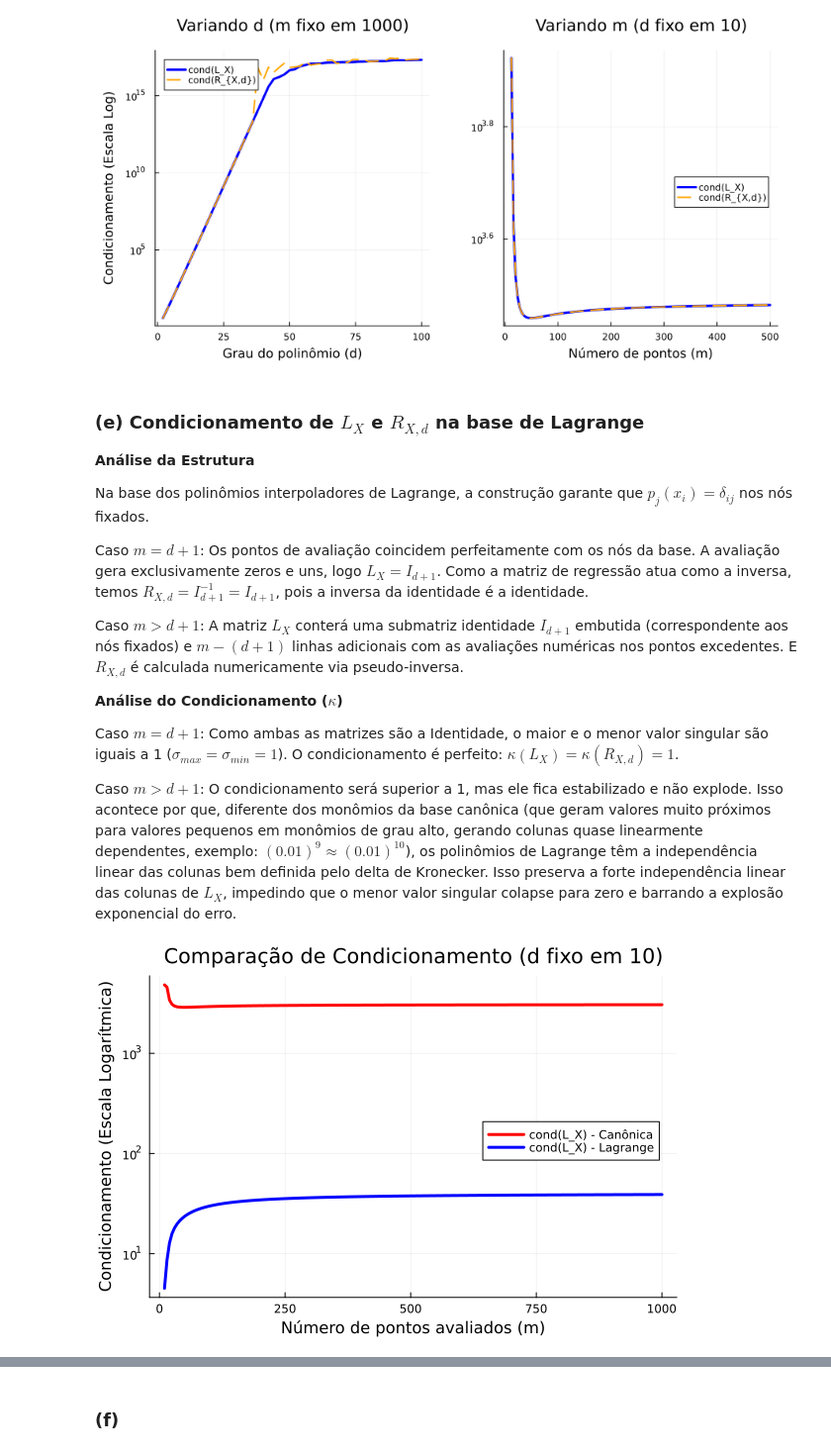
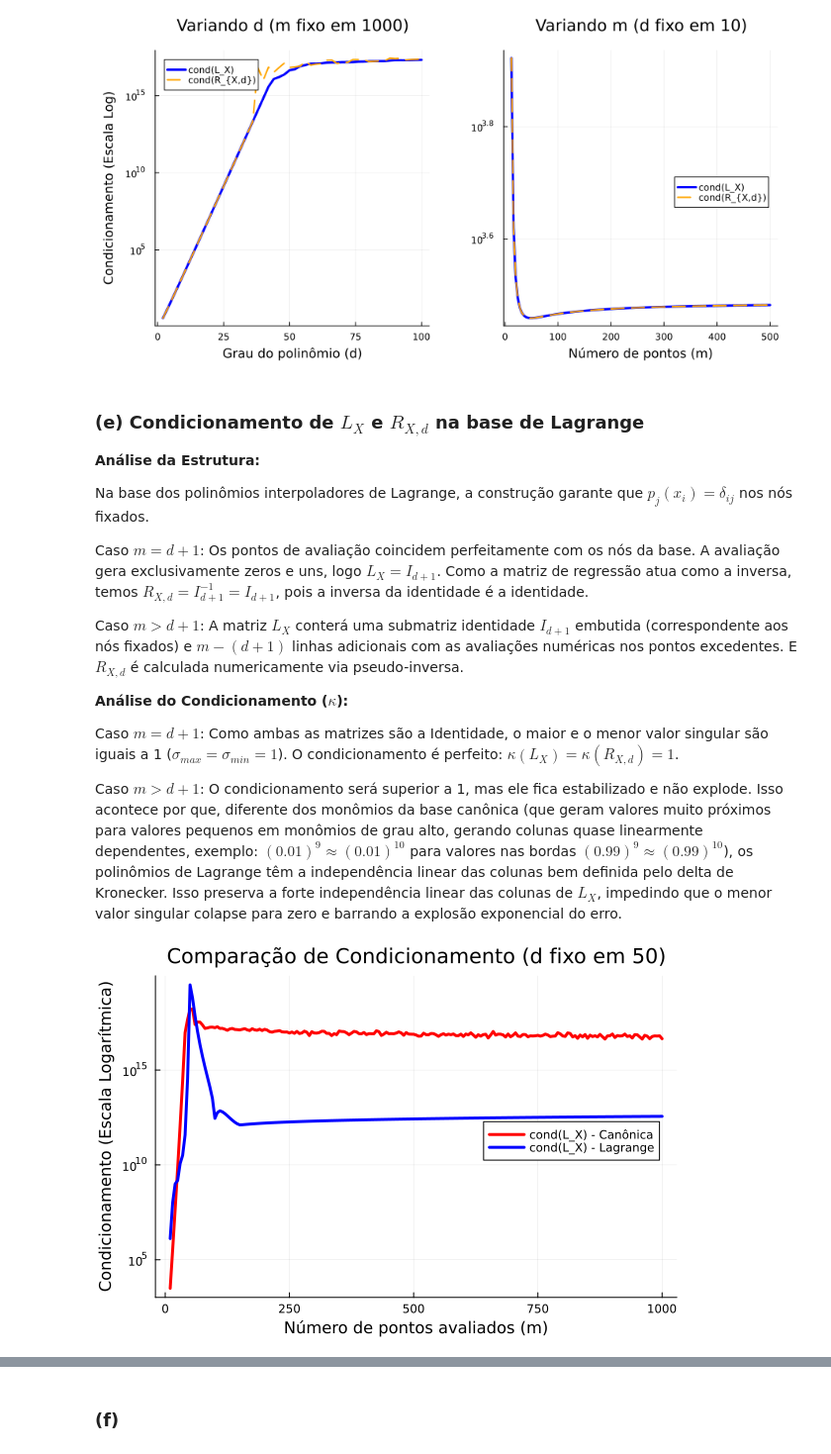
Before and after one commit to Jose-Pedro-Dresch/aln_pjt3_polinomios, a Jupyter notebook: Projeto3_julia.ipynb, the cells around one changed output, grey strips where cells are left out. Shown at 99% size. Cells and saved outputs as stored; diff of their text form; code cells hidden in the pictures.

```diff
--- a/Projeto3_julia.ipynb
+++ b/Projeto3_julia.ipynb
@@ -239,7 +239,7 @@ plot(p1, p2, layout=(1, 2), size=(900, 450), margin=5Plots.mm)
 # %% [markdown]
 ### (e) Condicionamento de $L_X$ e $R_{X,d}$ na base de Lagrange
 
-**Análise da Estrutura**
+**Análise da Estrutura:**
 
 Na base dos polinômios interpoladores de Lagrange, a construção garante que $p_j(x_i) = \delta_{ij}$ nos nós fixados.
 
@@ -247,15 +247,13 @@ Caso $m = d+1$: Os pontos de avaliação coincidem perfeitamente com os nós da
 
 Caso $m > d+1$: A matriz $L_X$ conterá uma submatriz identidade $I_{d+1}$ embutida (correspondente aos nós fixados) e $m - (d+1)$ linhas adicionais com as avaliações numéricas nos pontos excedentes. E $R_{X,d}$ é calculada numericamente via pseudo-inversa.
 
-**Análise do Condicionamento ($\kappa$)**
+**Análise do Condicionamento ($\kappa$):**
 
 Caso $m = d+1$: Como ambas as matrizes são a Identidade, o maior e o menor valor singular são iguais a 1 ($\sigma_{max} = \sigma_{min} = 1$). O condicionamento é perfeito: $\kappa(L_X) = \kappa(R_{X,d}) = 1$.
 
-Caso $m > d+1$: O condicionamento será superior a 1, mas ele fica estabilizado e não explode. Isso acontece por que, diferente dos monômios da base canônica (que geram valores muito próximos para valores pequenos em monômios de grau alto, gerando colunas quase linearmente dependentes, exemplo: $(0.01)^9 \approx (0.01)^{10}$), os polinômios de Lagrange têm a independência linear das colunas bem definida pelo delta de Kronecker. Isso preserva a forte independência linear das colunas de $L_X$, impedindo que o menor valor singular colapse para zero e barrando a explosão exponencial do erro.
+Caso $m > d+1$: O condicionamento será superior a 1, mas ele fica estabilizado e não explode. Isso acontece por que, diferente dos monômios da base canônica (que geram valores muito próximos para valores pequenos em monômios de grau alto, gerando colunas quase linearmente dependentes, exemplo: $(0.01)^9 \approx (0.01)^{10}$ para valores nas bordas $(0.99)^9 \approx (0.99)^{10}$), os polinômios de Lagrange têm a independência linear das colunas bem definida pelo delta de Kronecker. Isso preserva a forte independência linear das colunas de $L_X$, impedindo que o menor valor singular colapse para zero e barrando a explosão exponencial do erro.
 # %%
-# ================= Execução dos Testes (Questões 2d e 2e) ================= #
-
-d_fixed = 10
+d_fixed = 50
 m_vals = 10:5:1000
 
 cond_L_can = zeros(length(m_vals))
@@ -267,32 +265,32 @@ for (i, m) in enumerate(m_vals)
     # Nós para Lagrange sempre precisam ser d+1
     nodes = collect(range(-1.0, 1.0, length=d_fixed + 1))
 
     # Construção usando as suas funções
     L_can = vandermonde(X, d_fixed)
     L_lag = lagrange_eval_matrix(X, nodes)
 
     # Armazenando o condicionamento
     cond_L_can[i] = cond(L_can)
     cond_L_lag[i] = cond(L_lag)
 end
 
 # ================= Plotagem ================= #
-# Usamos yscale=:log10 porque a matriz canônica explode o gráfico
+
 plt = plot(m_vals, cond_L_can,
           label="cond(L_X) - Canônica",
           lw=3, color=:red, yscale=:log10)
 
 plot!(plt, m_vals, cond_L_lag,
       label="cond(L_X) - Lagrange",
       lw=3, color=:blue)
 
 plot!(plt,
       title="Comparação de Condicionamento (d fixo em $d_fixed)",
       xlabel="Número de pontos avaliados (m)",
       ylabel="Condicionamento (Escala Logarítmica)",
       legend=:right,
       grid=true)
 
 display(plt)
 # %% [output]
-[figure, old version]
+[figure, new version]
```
Also changed, not shown: parts of 2 cells of this notebook.
